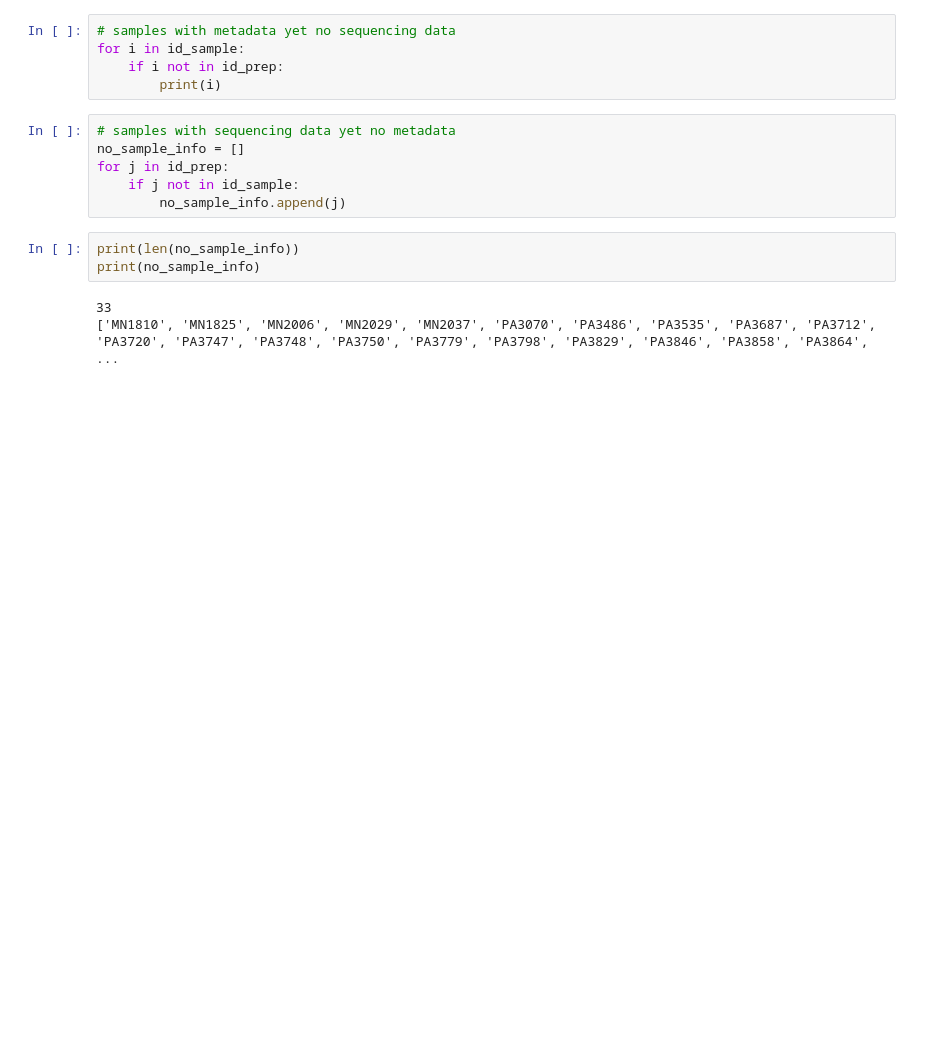
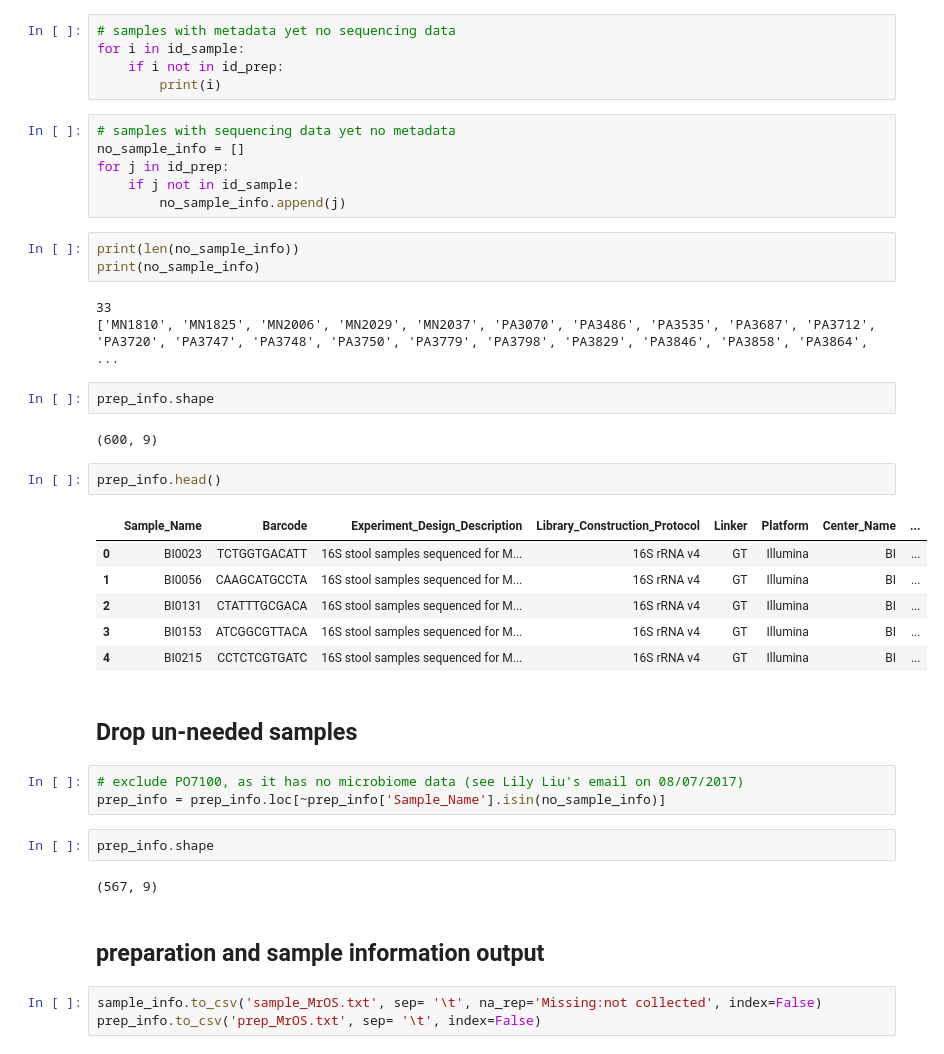
Before and after one commit to afcarl/MrOS_VitaminD, a Jupyter notebook: notebooks/prep_sample_info.ipynb, the cells around one changed output. Saved outputs shown, nothing was run; the diff lists cells and outputs as text; blank space fills up the shorter version.

Commit message:
exclude samples without sample information

```diff
--- a/notebooks/prep_sample_info.ipynb
+++ b/notebooks/prep_sample_info.ipynb
@@ -222,3 +216,30 @@ print(no_sample_info)
 # %% [output]
 33
 ['MN1810', 'MN1825', 'MN2006', 'MN2029', 'MN2037', 'PA3070', 'PA3486', 'PA3535', 'PA3687', 'PA3712', 'PA3720', 'PA3747', 'PA3748', 'PA3750', 'PA3779', 'PA3798', 'PA3829', 'PA3846', 'PA3858', 'PA3864', ...
+# %%
+prep_info.shape
+# %% [output]
+(600, 9)
+# %%
+prep_info.head()
+# %% [output]
+|  | Sample_Name | Barcode | Experiment_Design_Description | Library_Construction_Protocol | Linker | Platform | Center_Name | ... |
+| 0 | BI0023 | TCTGGTGACATT | 16S stool samples sequenced for M... | 16S rRNA v4 | GT | Illumina | BI | ... |
+| 1 | BI0056 | CAAGCATGCCTA | 16S stool samples sequenced for M... | 16S rRNA v4 | GT | Illumina | BI | ... |
+| 2 | BI0131 | CTATTTGCGACA | 16S stool samples sequenced for M... | 16S rRNA v4 | GT | Illumina | BI | ... |
+| 3 | BI0153 | ATCGGCGTTACA | 16S stool samples sequenced for M... | 16S rRNA v4 | GT | Illumina | BI | ... |
+| 4 | BI0215 | CCTCTCGTGATC | 16S stool samples sequenced for M... | 16S rRNA v4 | GT | Illumina | BI | ... |
+# %% [markdown]
+## Drop un-needed samples
+# %%
+# exclude PO7100, as it has no microbiome data (see Lily Liu's email on 08/07/2017)
+prep_info = prep_info.loc[~prep_info['Sample_Name'].isin(no_sample_info)]
+# %%
+prep_info.shape
+# %% [output]
+(567, 9)
+# %% [markdown]
+## preparation and sample information output
+# %%
+sample_info.to_csv('sample_MrOS.txt', sep= '\t', na_rep='Missing:not collected', index=False)
+prep_info.to_csv('prep_MrOS.txt', sep= '\t', index=False)
```
Also changed, not shown: parts of 3 cells of this notebook, 1 other file.
